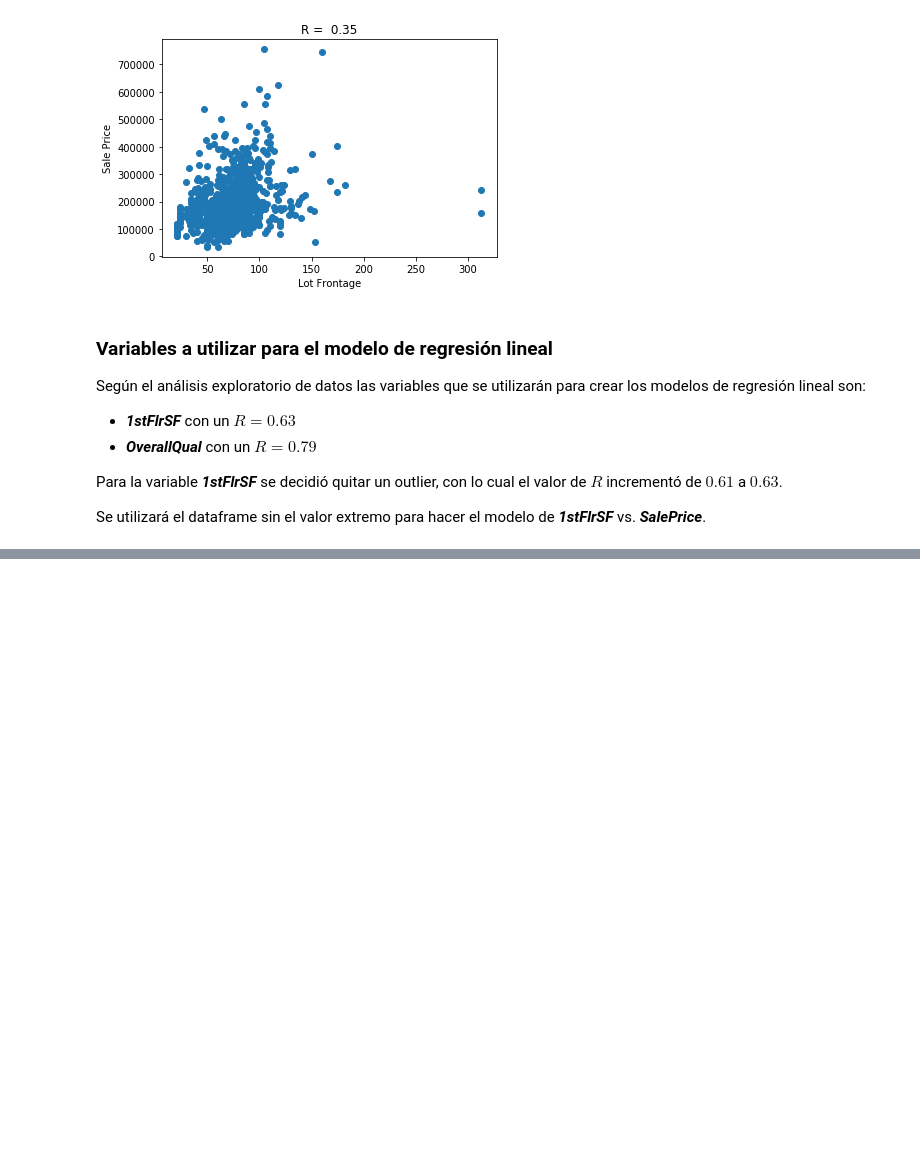
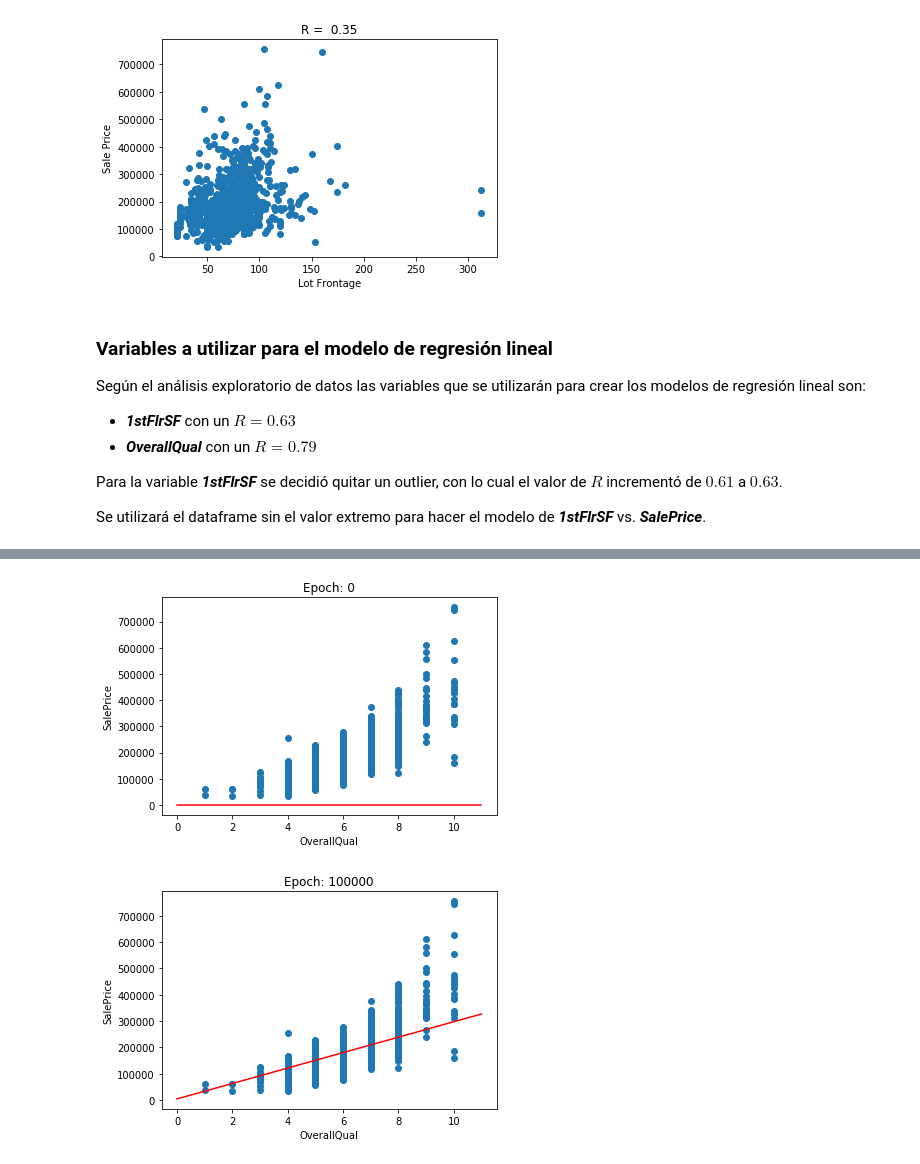
Before and after one commit to jpcarranza94/MSc_regresionlineal, a Jupyter notebook: regresion_lineal.ipynb, the cells around one changed output, grey strips where cells are left out. Cells and saved outputs as stored; diff of their text form; code cells hidden in the pictures; blank space fills up the shorter version.

```diff
--- a/regresion_lineal.ipynb
+++ b/regresion_lineal.ipynb
@@ -283,0 +366,14 @@ Se utilizará el dataframe sin el valor extremo para hacer el modelo de ***1stFl
+# %%
+def plotregression(x,y,dictionary, n):
+    x1 = np.linspace(0,np.max(x)+1,100)
+    for i in range(0,len(dictionary),n):
+        fx = dictionary[i+1][0] * x1 + dictionary[i+1][1]
+        plt.scatter(x,y)
+        plt.plot(x1,fx, 'r')
+        plt.title("Epoch: " + str(i))
+        plt.xlabel(str(x.name))
+        plt.ylabel(str(y.name))
+        plt.show()
+# %%
+x, y = LinRegression(dftrain['OverallQual'], dftrain['SalePrice'], 1000000, 0.000001, 100000)
+y[100000]
@@ -283,0 +393,5 @@ Se utilizará el dataframe sin el valor extremo para hacer el modelo de ***1stFl
+# %%
+plotregression(dftrain['OverallQual'], dftrain['SalePrice'],y, 100000)
+# %% [output]
+[figure, added]
+[figure, added]
```
Also changed, not shown: parts of 14 cells of this notebook.
